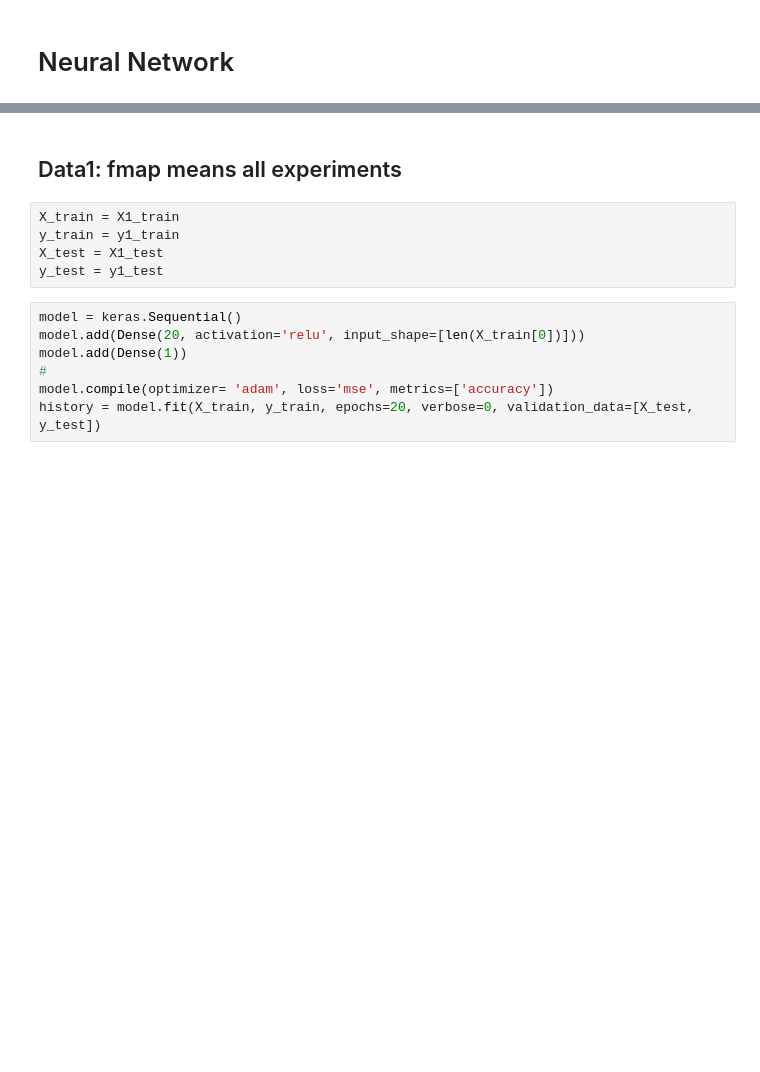
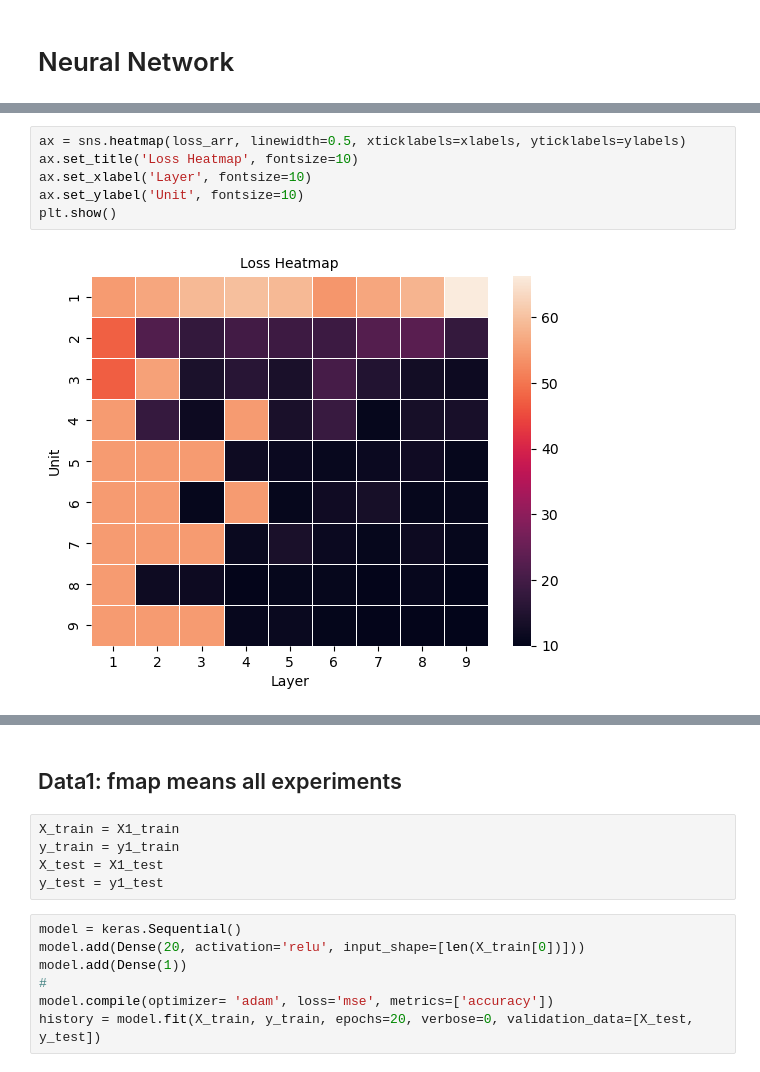
Before and after one commit to chikakoto/tdcs_thesis, a Jupyter notebook: notebooks/3.0_neural_network.ipynb, the cells around one changed output, grey strips where cells are left out. Cells and saved outputs as stored; diff of their text form; blank space fills up the shorter version.

```diff
--- a/notebooks/3.0_neural_network.ipynb
+++ b/notebooks/3.0_neural_network.ipynb
@@ -141,0 +350,8 @@ X4_test = scaler.fit_transform(X2_test)
+# %%
+ax = sns.heatmap(loss_arr, linewidth=0.5, xticklabels=xlabels, yticklabels=ylabels)
+ax.set_title('Loss Heatmap', fontsize=10)
+ax.set_xlabel('Layer', fontsize=10)
+ax.set_ylabel('Unit', fontsize=10)
+plt.show()
+# %% [output]
+[figure, added]
```
Also changed, not shown: parts of 90 cells of this notebook, 3 other files.
